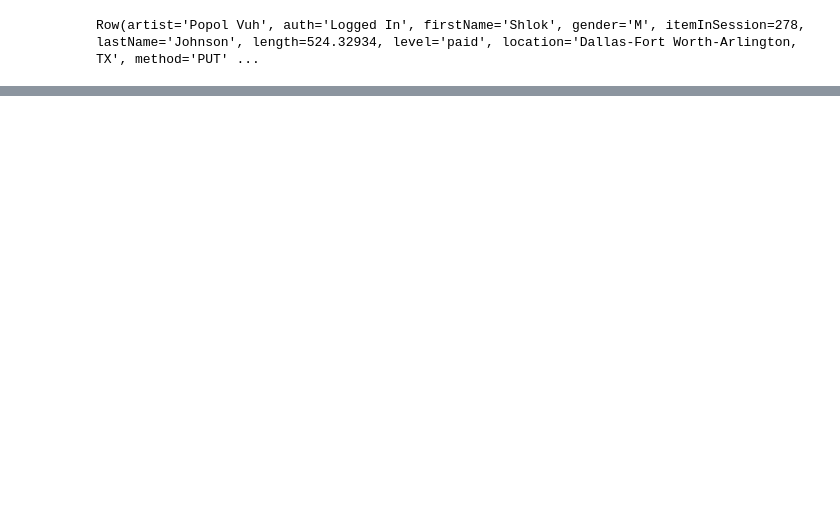
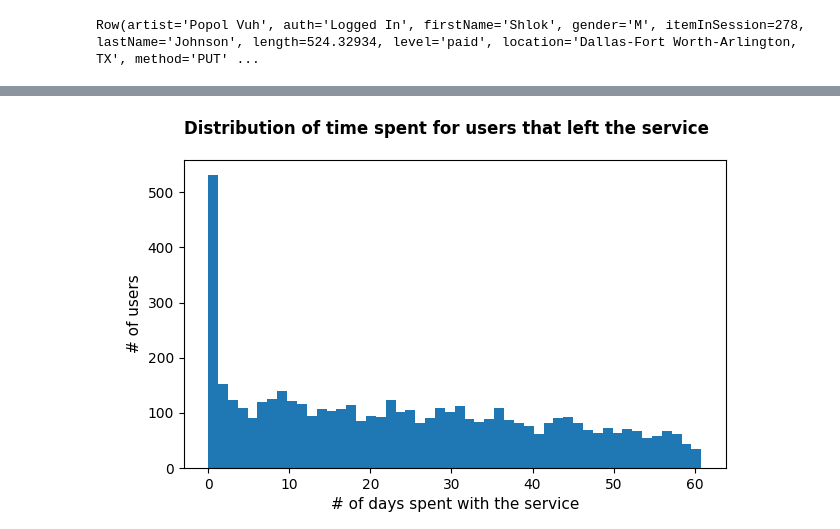
Before and after one commit to russom/DSND-Capstone, a Jupyter notebook: notebooks/Sparkify-project-EMR.ipynb, the cells around one changed output, grey strips where cells are left out. Saved outputs shown, nothing was run; the diff lists cells and outputs as text; code cells hidden in the pictures; blank space fills up the shorter version.

```diff
--- a/notebooks/Sparkify-project-EMR.ipynb
+++ b/notebooks/Sparkify-project-EMR.ipynb
@@ -79,0 +182,4 @@ df_user_log.count(), len(df_user_log.columns)
+# %%
+# Create a list of users that cancelled vs. users that stayed
+users_cancelled = df_user_log_valid.select(["userId"]).where(df_user_log_valid.churn == 1).dropDuplicates().collect()
+users_staying = df_user_log_valid.select(["userId"]).where(df_user_log_valid.churn == 0).dropDuplicates().collect()
@@ -79,0 +193,4 @@ df_user_log.count(), len(df_user_log.columns)
+# %%
+# Select a subset of the dataframe with the users that left
+users_cancelled_list = [us_c[0] for us_c in users_cancelled]
+df_user_log_cancelled = df_user_log_valid.filter(df_user_log_valid.userId.isin(users_cancelled_list))
@@ -79,0 +223,7 @@ df_user_log.count(), len(df_user_log.columns)
+# %%
+# Select, for every user that cancelled, the number of songs and the time span they spent with the service
+song_time_canc = df_user_log_cancelled.\
+                filter(df_user_log_cancelled["song"] != "").\
+                groupBy("userId").\
+                agg(min("ts"), max("ts"), countDistinct("song")).\
+                collect()
@@ -79,0 +232,9 @@ df_user_log.count(), len(df_user_log.columns)
+# %%
+# Get the time difference
+delta_time_cancelled = [(song_time[2]/1000 - song_time[1]/1000)/(3600*24) for song_time in song_time_canc]
+# Get the number of songs listened per day day (on average)
+# NOTE: the if clause is neede for the use case in which a user has listened to just one song before leaving, and so
+# there would be only one timestamp associated with the event
+num_songs_cancelled = [song_time[3]/((song_time[2]/1000 - song_time[1]/1000)/(3600*24)) \
+                       if ((song_time[2]/1000 - song_time[1]/1000)/(3600*24)) \
+                       else 1.0 for song_time in song_time_canc]
@@ -79,0 +243,11 @@ df_user_log.count(), len(df_user_log.columns)
+# %%
+# Plot histogram fot time
+fig = plt.figure(figsize=(7, 4))
+fig.suptitle('Distribution of time spent for users that left the service', fontsize=12, fontweight='bold');
+
+plt.hist(delta_time_cancelled, bins=50);
+plt.xlabel('# of days spent with the service', fontsize=11);
+plt.ylabel('# of users', fontsize=11);
+
+%matplot plt
+# %% [output]
@@ -79,0 +255 @@ df_user_log.count(), len(df_user_log.columns)
+[figure, added]
```
Also changed, not shown: parts of 34 cells of this notebook.
